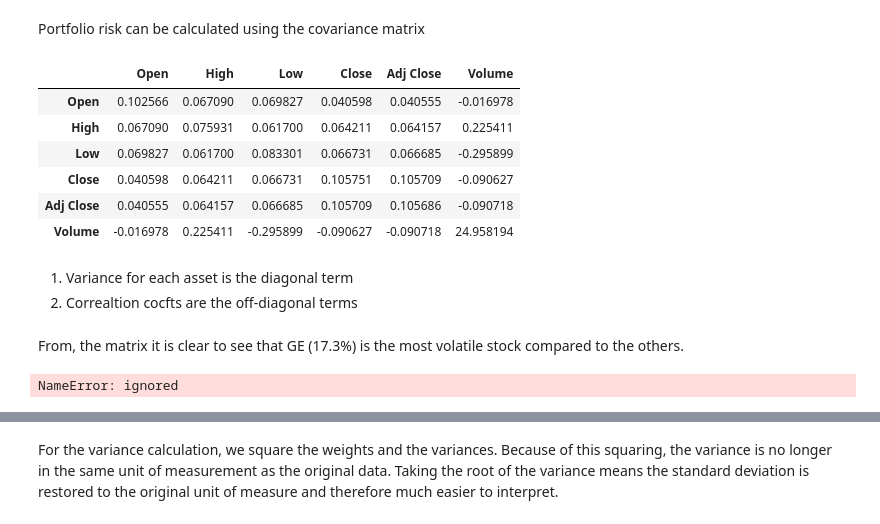
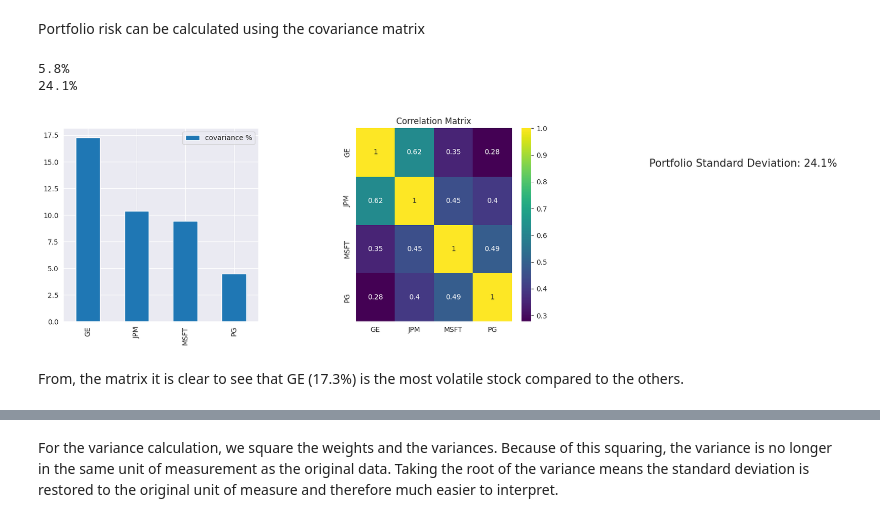
Before and after one commit to rahulakrish/portfolio_builder, a Jupyter notebook: code/new.ipynb, the cells around one changed output, grey strips where cells are left out. Drawn from its saved outputs; the diff is of its cells as text; code cells hidden in the pictures.

```diff
--- a/code/new.ipynb
+++ b/code/new.ipynb
@@ -1179,32 +1159,44 @@ The risk of a portfolio is not simply the weighted variance of the individual as
 it becomes more complicated. The correlation between assets tell us how they move related to each other.Hence, the risk calculated should also account for the correlation.
 # %% [markdown]
 Portfolio risk can be calculated using the covariance matrix
-# %%
-#covariance matrix
-#get daily_returns
-daily_returns = df.pct_change()
-
-#annulaize volatility by x'ing it with 250 which is the number of trading days in a year
-cov_matrix = daily_returns.cov() * 250
-cov_matrix
-# %% [output]
-|  | Open | High | Low | Close | Adj Close | Volume |
-| Open | 0.102566 | 0.067090 | 0.069827 | 0.040598 | 0.040555 | -0.016978 |
-| High | 0.067090 | 0.075931 | 0.061700 | 0.064211 | 0.064157 | 0.225411 |
-| Low | 0.069827 | 0.061700 | 0.083301 | 0.066731 | 0.066685 | -0.295899 |
-| Close | 0.040598 | 0.064211 | 0.066731 | 0.105751 | 0.105709 | -0.090627 |
-| Adj Close | 0.040555 | 0.064157 | 0.066685 | 0.105709 | 0.105686 | -0.090718 |
-| Volume | -0.016978 | 0.225411 | -0.295899 | -0.090627 | -0.090718 | 24.958194 |
-# %% [markdown]
-1. Variance for each asset is the diagonal term
-2. Correaltion cocfts are the off-diagonal terms
+# %%
+def covariance(portfolio):
+  #covariance matrix
+  #get daily_returns
+  weights = np.array([0.25,0.25,0.25,0.25])
+  daily_returns = portfolio_df.pct_change()
+
+  #annulaize volatility by x'ing it with 250 which is the number of trading days in a year
+  cov_matrix = daily_returns.cov() * 250
+  cov_df = pd.DataFrame(cov_matrix.values.diagonal()*100,index=portfolio,columns=['covariance %'])
+
+  #correlation
+  corr = daily_returns.corr()
+
+  port_variance = np.dot(weights.T, np.dot(cov_matrix, weights)) #formula
+  port_variance = round(port_variance*100,1)
+  # print(str(port_variance) +"%")
+
+  #calculate portfolio std dev
+  port_stdev = np.sqrt(np.dot(weights.T, np.dot(cov_matrix, weights)))
+  # print(str(round(port_stdev,1)*100) +"%")
+  port_stdev = round(port_stdev*100,1)
+  # print(str(port_stdev) +"%")
+
+  #plotting results
+  fig,(ax1,ax2,ax3) = plt.subplots(nrows=1,ncols=3,figsize=(20,5))
+  plt.subplots_adjust(wspace=0.5)
+  cov_df.plot(kind='bar',ax=ax1);
+  sns.heatmap(corr,annot=True,cmap='viridis',ax=ax2)
+  ax2.set_title('Correlation Matrix')
+
+  ax3.annotate(f'Portfolio Standard Deviation: {port_stdev}%',xy=(0.005,0.8),fontsize=15);
+  ax3.axis('off');
+# %%
+covariance(portfolio)
+# %% [output]
+5.8%
+24.1%
+[figure, added]
 # %% [markdown]
 From, the matrix it is clear to see that GE (17.3%) is the most volatile stock compared to the others.
-# %%
-#calculate the portfolio variance
-#use predefined weights
-port_variance = np.dot(weights.T, np.dot(cov_matrix, weights)) #formula
-port_variance = round(port_variance*100,1)
-print(str(port_variance) +"%")
-# %% [output]
-NameError: ignored
```
Also changed, not shown: parts of 11 cells of this notebook.
